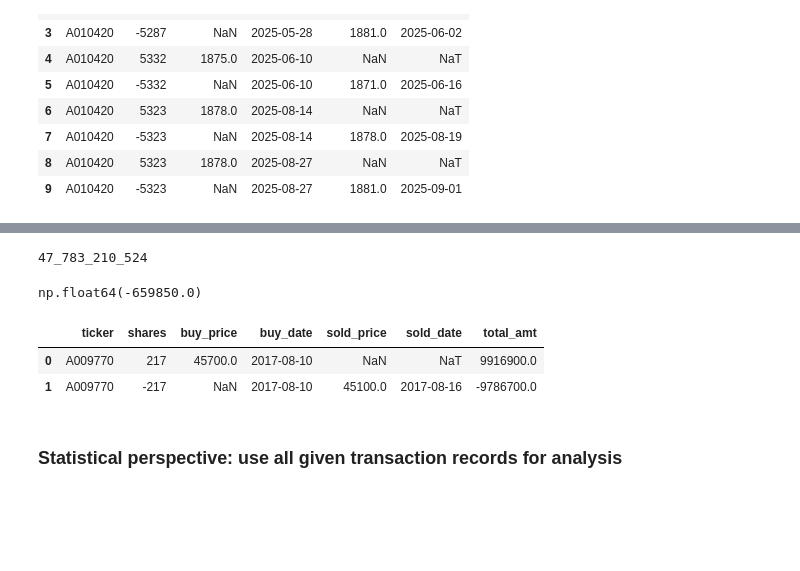
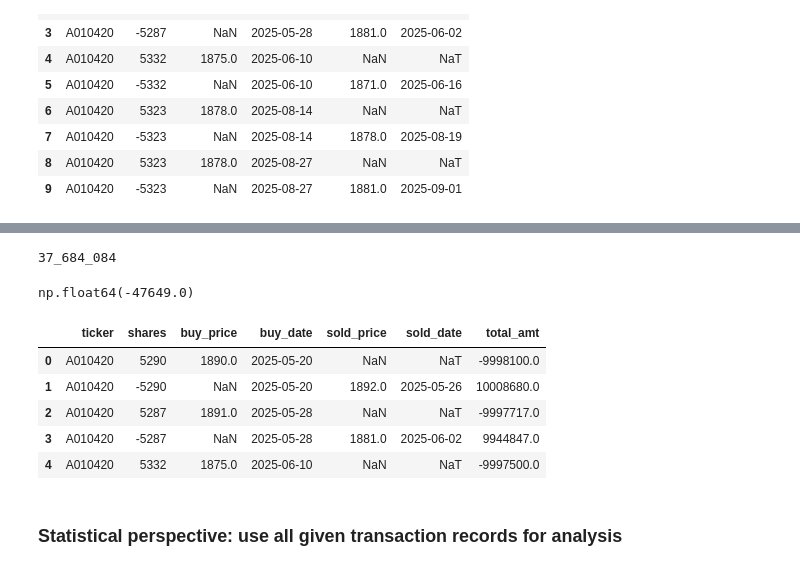
Before and after one commit to byeungchun/perfectdays, a Jupyter notebook: notebook/eda_strategy01_agent.ipynb, the cells around one changed output, grey strips where cells are left out. Drawn from its saved outputs; the diff is of its cells as text; code cells hidden in the pictures; blank space fills up the shorter version.

```diff
--- a/notebook/eda_strategy01_agent.ipynb
+++ b/notebook/eda_strategy01_agent.ipynb
@@ -273,8 +273,8 @@ def prepare_parameters(stock, simuldate, minimum_records):
     companyName = stock['companyName']
 
     # TESTING ONLY: limit to specific stocks
-    if ticker not in ['A010420']: # ['A009770', 'A034590']:
-        return None
+    # if ticker not in ['A010420']: # ['A009770', 'A034590']:
+    #     return None
 
     tsobj = stock['stock'].ts_prices.copy()
     tsobj.set_index('pricingDate', inplace=True)
@@ -412,7 +412,7 @@ def process_sell(
             targetday_price = tstarget['priceClose']
             targetday_amount = pos['shares'] * targetday_price
 
-            revenue = targetday_amount - (pos['share'] * pos['buy_price'])
+            revenue = targetday_amount - (pos['shares'] * pos['buy_price'])
             simul_res['invest_flag'] = 'sold'
 
             cash_balance += targetday_amount
@@ -693,19 +669,22 @@ dftotrev.head()
 # %%
 print(f"{dftotrev.revenue.sum():_}")
 # %% [output]
-47_783_210_524
+37_684_084
 # %%
-df1['total_amt'] = df1.apply(lambda row: row['shares'] * (row['buy_price'] if not pd.isna(row['buy_price']) else row['sold_price']), axis=1)
+df1['total_amt'] = df1.apply(lambda row: row['shares'] * (row['buy_price'] if not pd.isna(row['buy_price']) else row['sold_price']) * -1, axis=1)
 # %%
 df1.total_amt.sum()
 # %% [output]
-np.float64(-659850.0)
+np.float64(-47649.0)
 # %%
-df1.head(2)
+df1.head()
 # %% [output]
 |  | ticker | shares | buy_price | buy_date | sold_price | sold_date | total_amt |
-| 0 | A009770 | 217 | 45700.0 | 2017-08-10 | NaN | NaT | 9916900.0 |
-| 1 | A009770 | -217 | NaN | 2017-08-10 | 45100.0 | 2017-08-16 | -9786700.0 |
+| 0 | A010420 | 5290 | 1890.0 | 2025-05-20 | NaN | NaT | -9998100.0 |
+| 1 | A010420 | -5290 | NaN | 2025-05-20 | 1892.0 | 2025-05-26 | 10008680.0 |
+| 2 | A010420 | 5287 | 1891.0 | 2025-05-28 | NaN | NaT | -9997717.0 |
+| 3 | A010420 | -5287 | NaN | 2025-05-28 | 1881.0 | 2025-06-02 | 9944847.0 |
+| 4 | A010420 | 5332 | 1875.0 | 2025-06-10 | NaN | NaT | -9997500.0 |
 # %% [markdown]
 ### Statistical perspective: use  all given transaction records for analysis
 # %%
```
Also changed, not shown: parts of 5 cells of this notebook.
